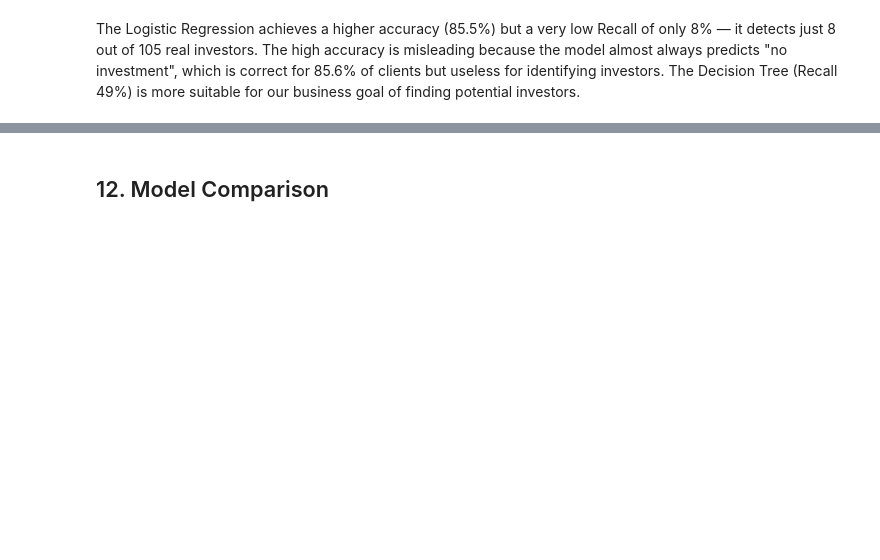
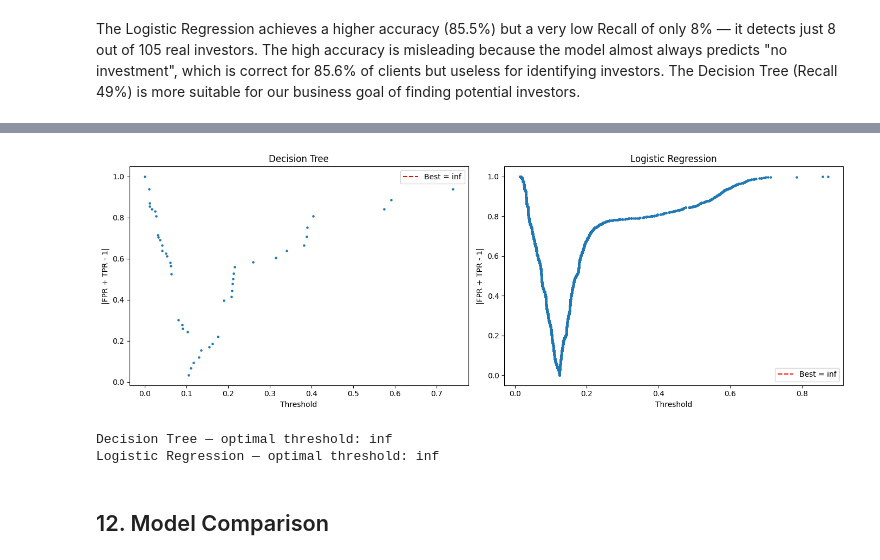
Before and after one commit to sguhring/Project_Catolica, a Jupyter notebook: Delivery_2.ipynb, the cells around one changed output, grey strips where cells are left out. Saved outputs shown, nothing was run; the diff lists cells and outputs as text; code cells hidden in the pictures; blank space fills up the shorter version.

```diff
--- a/Delivery_2.ipynb
+++ b/Delivery_2.ipynb
@@ -555,3 +622,39 @@ plt.show()
+# %%
+fig, axes = plt.subplots(1, 2, figsize=(14, 5))
+
+# Decision Tree
+fpr_dt, tpr_dt, thresh_dt = roc_curve(y_train, cv.predict_proba(X_train)[:, 1], drop_intermediate=False)
+youden_dt = np.abs(fpr_dt + tpr_dt - 1)
+best_idx_dt = np.argmax(youden_dt)
+
+axes[0].scatter(thresh_dt, youden_dt, s=5)
+axes[0].axvline(thresh_dt[best_idx_dt], color='r', linestyle='--', label=f'Best = {thresh_dt[best_idx_dt]:.3f}')
+axes[0].set_xlabel('Threshold')
+axes[0].set_ylabel("|FPR + TPR - 1|")
+axes[0].set_title('Decision Tree')
+axes[0].legend()
+
+# Logistic Regression
+fpr_lr, tpr_lr, thresh_lr = roc_curve(y_train, cv_lr.predict_proba(X_train)[:, 1], drop_intermediate=False)
+youden_lr = np.abs(fpr_lr + tpr_lr - 1)
+best_idx_lr = np.argmax(youden_lr)
+
+axes[1].scatter(thresh_lr, youden_lr, s=5)
+axes[1].axvline(thresh_lr[best_idx_lr], color='r', linestyle='--', label=f'Best = {thresh_lr[best_idx_lr]:.3f}')
+axes[1].set_xlabel('Threshold')
+axes[1].set_ylabel("|FPR + TPR - 1|")
+axes[1].set_title('Logistic Regression')
+axes[1].legend()
+
+plt.tight_layout()
+plt.show()
+
+print(f"Decision Tree — optimal threshold: {thresh_dt[best_idx_dt]:.3f}")
+print(f"Logistic Regression — optimal threshold: {thresh_lr[best_idx_lr]:.3f}")
+# %% [output]
+[figure, added]
+Decision Tree — optimal threshold: inf
+Logistic Regression — optimal threshold: inf
 # %% [markdown]
 ## 12. Model Comparison
 # %%
```
Also changed, not shown: parts of 14 cells of this notebook.
